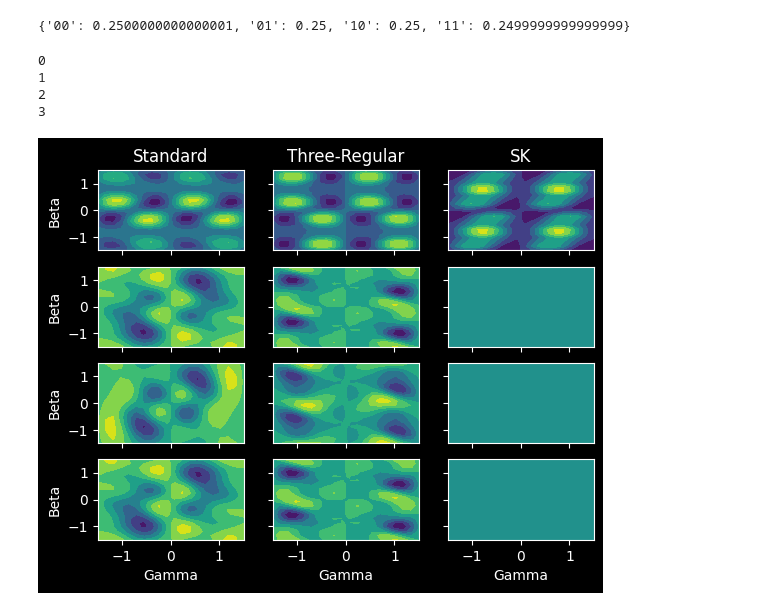
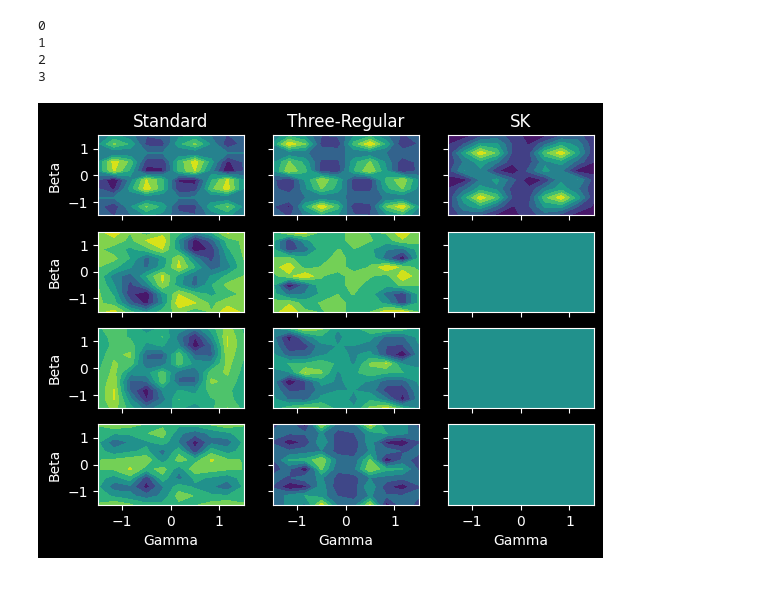
Before and after one commit to Louisanity/HamilToniQ, a Jupyter notebook: Untitled.ipynb, the cells around one changed output. Drawn from its saved outputs; the diff is of its cells as text; code cells hidden in the pictures.

```diff
--- a/Untitled.ipynb
+++ b/Untitled.ipynb
@@ -61,7 +61,7 @@ def xy_mixer_parity(qc, n, b):
 
 def get_mixer_from_string(mixerStr, qc, nqubits, beta):
     if mixerStr=="xy_mixer_full":
-        qc = xy_mixer_ring(qc, nqubits, beta)
+        qc = xy_mixer_full(qc, nqubits, beta)
     elif mixerStr=="xy_mixer_parity":
         qc = xy_mixer_parity(qc, nqubits, beta)
     elif mixerStr=="xy_mixer_ring":
@@ -104,7 +104,7 @@ def compute_expectation(counts, graph):
         sum_count += count
     return avg/sum_count
 
-def compute_expectation_sv(counts, graph):
+def compute_expectation_sv(sv, graph):
     """Computes expectation value based on measurement results
     Args:
         counts: (dict) key as bit string, val as count
@@ -114,7 +114,7 @@ def compute_expectation_sv(counts, graph):
              expectation value
     """
     avg = 0
-    for bit_string, prob in counts.items():
+    for bit_string, prob in sv.items():
         obj = maxcut_obj(bit_string, graph)
         avg += obj * prob
     return avg
@@ -175,21 +175,6 @@ def get_expectation(theta, graph, mixerStr, backendStr, shots):
         return compute_expectation_sv(sv, graph)
 
     return execute_circ(theta)
-# %%
-from qiskit.visualization import plot_histogram
-qc = QuantumCircuit(2)
-qc.h(range(2))
-qc.save_statevector()
-qc.measure_all()
-sim = Aer.get_backend('aer_simulator')
-result = sim.run(qc).result().get_statevector()
-sv = {}
-for i in range(2**qc.num_qubits):
-    a = f"{bin(i)[2:]:0>{qc.num_qubits}}"
-    sv[a] = np.abs(result[i])**2
-print(sv)
-# %% [output]
-{'00': 0.2500000000000001, '01': 0.25, '10': 0.25, '11': 0.2499999999999999}
 # %%
 def get_function_values(gamma_values, beta_values, graph, mixer, backendStr, shots):
     # Initialize an array to store the function values
@@ -205,32 +190,32 @@ def get_function_values(gamma_values, beta_values, graph, mixer, backendStr, sho
 # %%
 shots = 2048
 backendStr = 'fakeManil'#'qasm_simulator'
 problems = ["Standard", "Three-Regular", "SK"]
 mixers = ["x_mixer", "xy_mixer_ring", "xy_mixer_parity", "xy_mixer_full"]
 
 # Define the range of gamma and beta values
-gamma_values = np.linspace(-1.5, 1.5, 20)
-beta_values = np.linspace(-1.5, 1.5, 20)
+gamma_values = np.linspace(-1.5, 1.5, 10)
+beta_values = np.linspace(-1.5, 1.5, 10)
 
 # Create the contour plot
 fig, axs = plt.subplots(4,3, sharex = True, sharey = True)
 
 for i in range(len(mixers)):
     print(i)
     axs[i,0].set_ylabel('Beta')
     for j in range(len(problems)):
         values = get_function_values(gamma_values, beta_values, problems[j], mixers[i], backendStr, shots)
         axs[i,j].contourf(gamma_values, beta_values, values)
         axs[i,j].set_adjustable("box")
         #fig.colorbar(cs, label='Function value', ax=axs[0,2])
 for i in range(len(problems)):
     axs[0,i].set_title(problems[i])
     axs[len(mixers)-1, i].set_xlabel('Gamma')
 
 plt.show()
 # %% [output]
 0
 1
 2
 3
-[figure, old version]
+[figure, new version]
```
